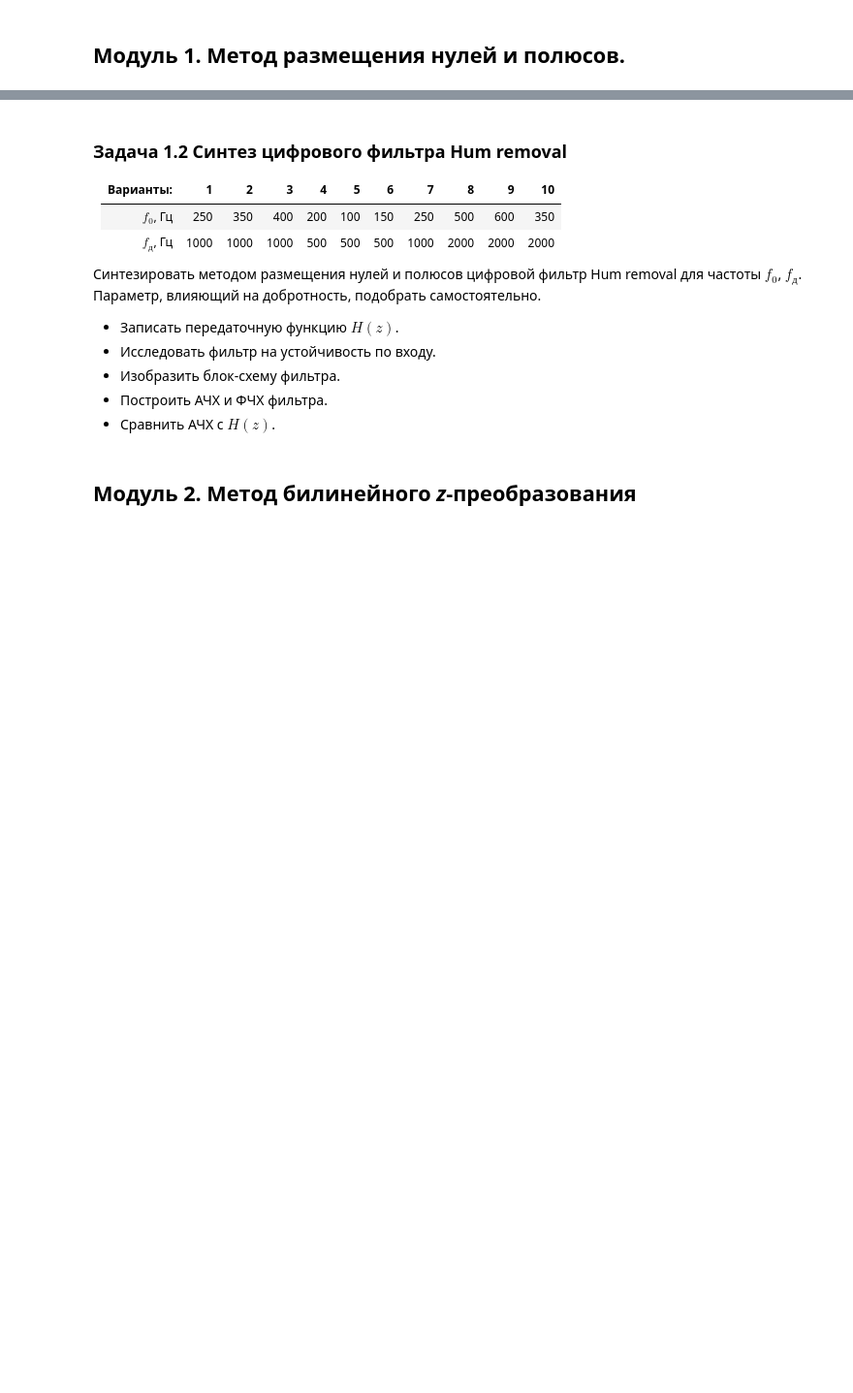
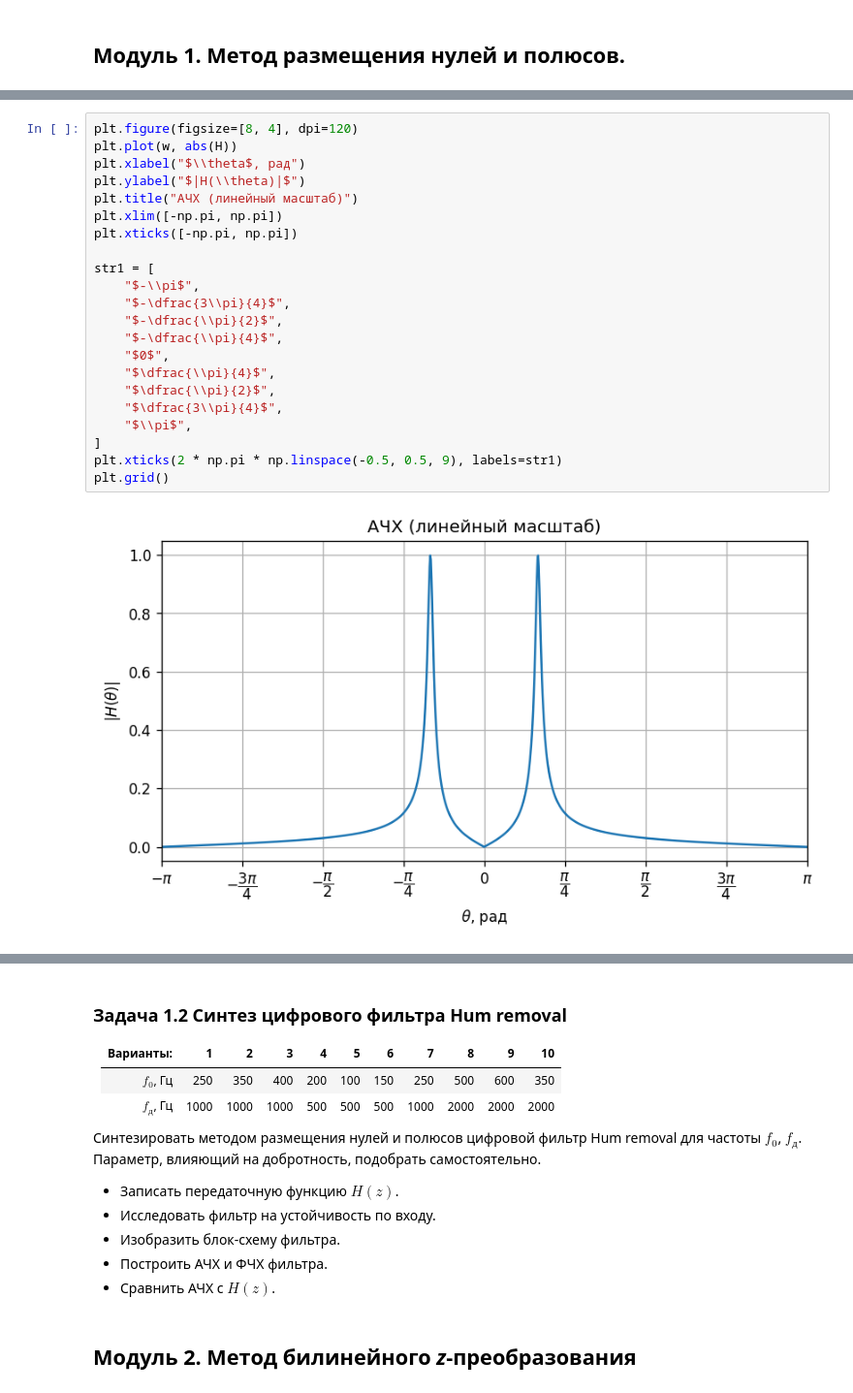
Before and after one commit to derzhavin3016/DSP-labs, a Jupyter notebook: lab3/dsp_lab3.ipynb, the cells around one changed output, grey strips where cells are left out. Shown at 97% size. Cells and saved outputs as stored; diff of their text form; blank space fills up the shorter version.

```diff
--- a/lab3/dsp_lab3.ipynb
+++ b/lab3/dsp_lab3.ipynb
@@ -21,0 +100,24 @@
+# %%
+plt.figure(figsize=[8, 4], dpi=120)
+plt.plot(w, abs(H))
+plt.xlabel("$\\theta$, рад")
+plt.ylabel("$|H(\\theta)|$")
+plt.title("АЧХ (линейный масштаб)")
+plt.xlim([-np.pi, np.pi])
+plt.xticks([-np.pi, np.pi])
+
+str1 = [
+    "$-\\pi$",
+    "$-\dfrac{3\\pi}{4}$",
+    "$-\dfrac{\\pi}{2}$",
+    "$-\dfrac{\\pi}{4}$",
+    "$0$",
+    "$\dfrac{\\pi}{4}$",
+    "$\dfrac{\\pi}{2}$",
+    "$\dfrac{3\\pi}{4}$",
+    "$\\pi$",
+]
+plt.xticks(2 * np.pi * np.linspace(-0.5, 0.5, 9), labels=str1)
+plt.grid()
+# %% [output]
+[figure, added]
```
Also changed, not shown: parts of 8 cells of this notebook.
